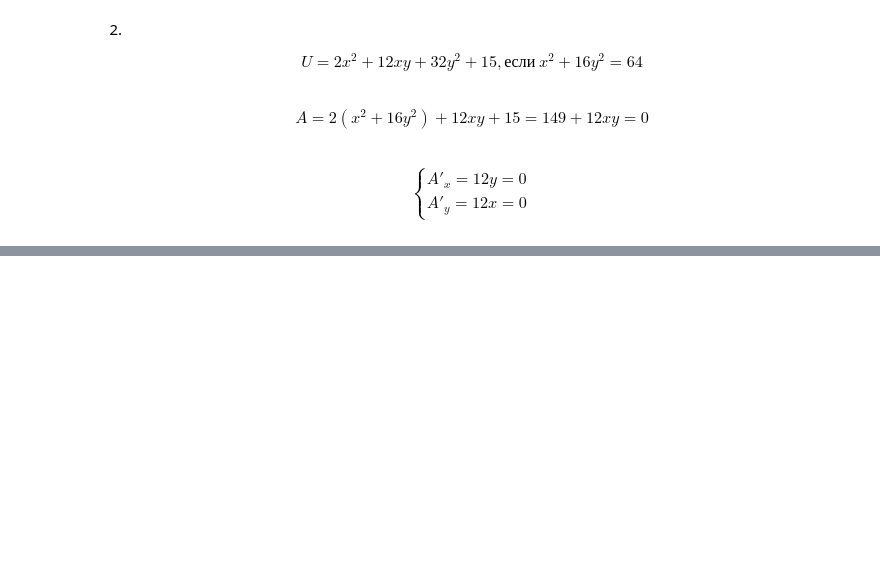
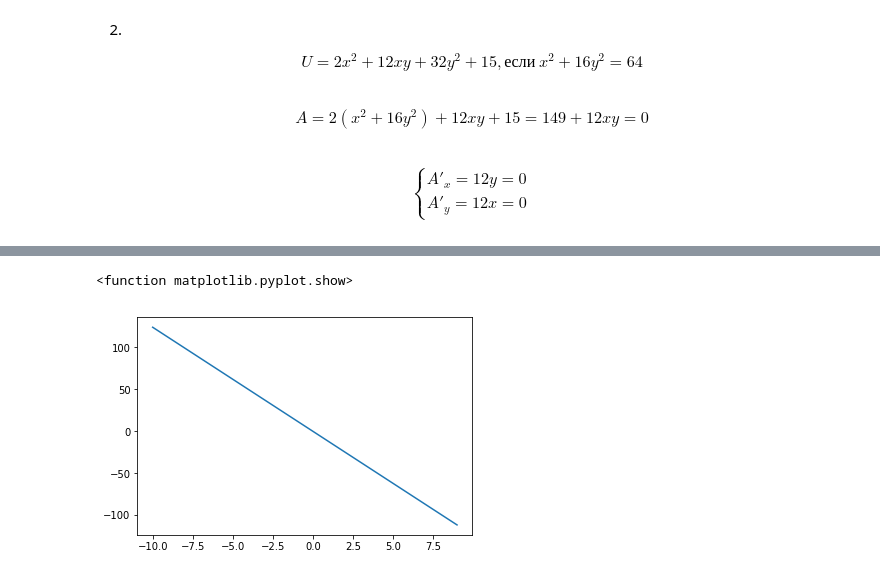
Before and after one commit to aldalinde/Python_for_DSc, a Jupyter notebook: Calculus_9.ipynb, the cells around one changed output, grey strips where cells are left out. Drawn from its saved outputs; the diff is of its cells as text; code cells hidden in the pictures; blank space fills up the shorter version.

```diff
--- a/Calculus_9.ipynb
+++ b/Calculus_9.ipynb
@@ -32,0 +49,7 @@ $$ \begin{cases} A'_{xx} = 0 \\ A'_{yy} = 0 \\ A'_{xy} = 12 \end{cases} $$
+# %%
+x = np.arange(-10, 10)
+plt.plot(x, -149 / 12 * x)
+plt.show
+# %% [output]
+<function matplotlib.pyplot.show>
+[figure, added]
```
Also changed, not shown: parts of 4 cells of this notebook.
